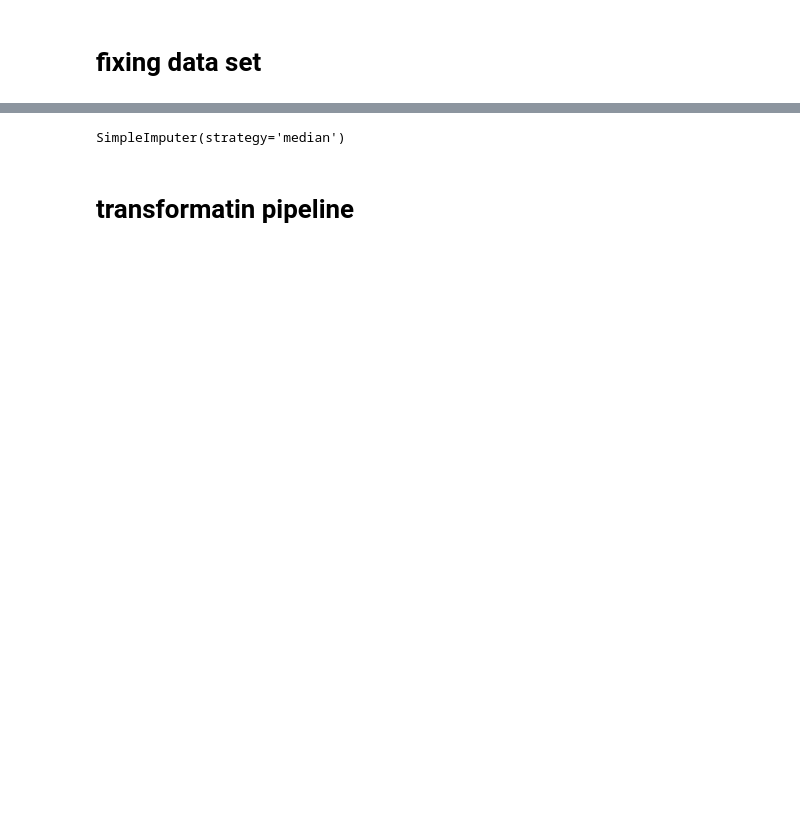
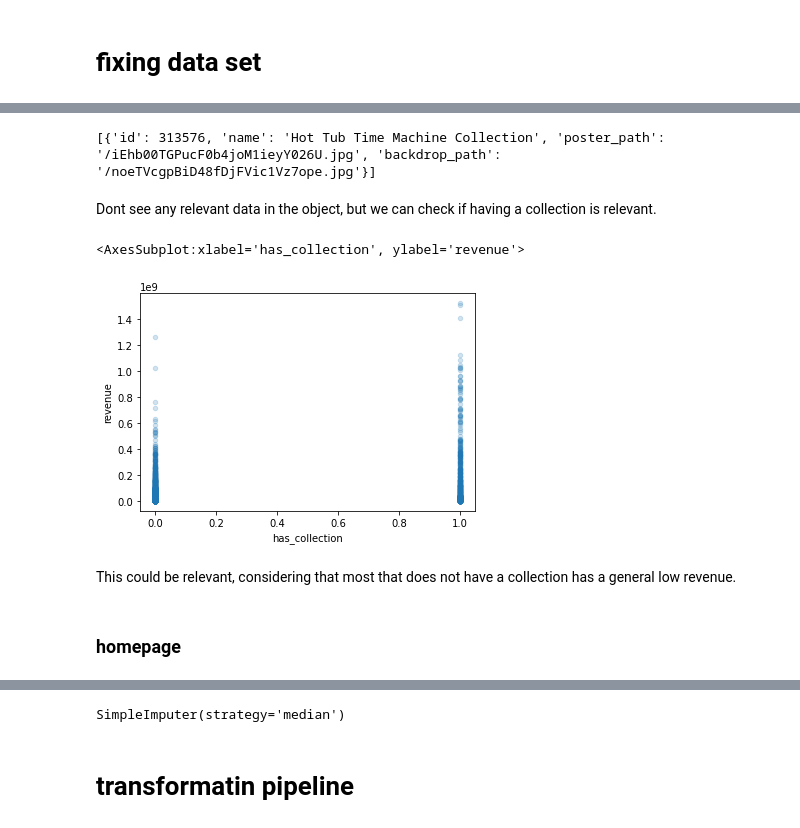
Before and after one commit to H584958/ML_2, a Jupyter notebook: TMDB_box_office.ipynb, the cells around one changed output, grey strips where cells are left out. Cells and saved outputs as stored; diff of their text form; code cells hidden in the pictures; blank space fills up the shorter version.

```diff
--- a/TMDB_box_office.ipynb
+++ b/TMDB_box_office.ipynb
@@ -88,3 +114,9 @@ Fixing the object "Collection", by changing it to wither has collection or not.
+# %%
+print(train["belongs_to_collection"][0])
+# %% [output]
+[{'id': 313576, 'name': 'Hot Tub Time Machine Collection', 'poster_path': '/iEhb00TGPucF0b4joM1ieyY026U.jpg', 'backdrop_path': '/noeTVcgpBiD48fDjFVic1Vz7ope.jpg'}]
+# %% [markdown]
+Dont see any relevant data in the object, but we can check if having a collection is relevant.
 # %%
 train["has_collection"] = train["belongs_to_collection"].apply(lambda x: 0 if x is np.nan else 1)
 test["has_collection"] = test["belongs_to_collection"].apply(lambda x: 0 if x is np.nan else 1)
@@ -92,0 +123,9 @@ test["has_homepage"] = test["homepage"].apply(lambda x: 0 if x is np.nan else 1)
+# %%
+train.plot(kind="scatter", x="has_collection", y="revenue", alpha=0.2)
+# %% [output]
+<AxesSubplot:xlabel='has_collection', ylabel='revenue'>
+[figure, added]
+# %% [markdown]
+This could be relevant, considering that most that does not have a collection has a general low revenue.
+# %% [markdown]
+### homepage
```
Also changed, not shown: parts of 39 cells of this notebook, 1 other file.
